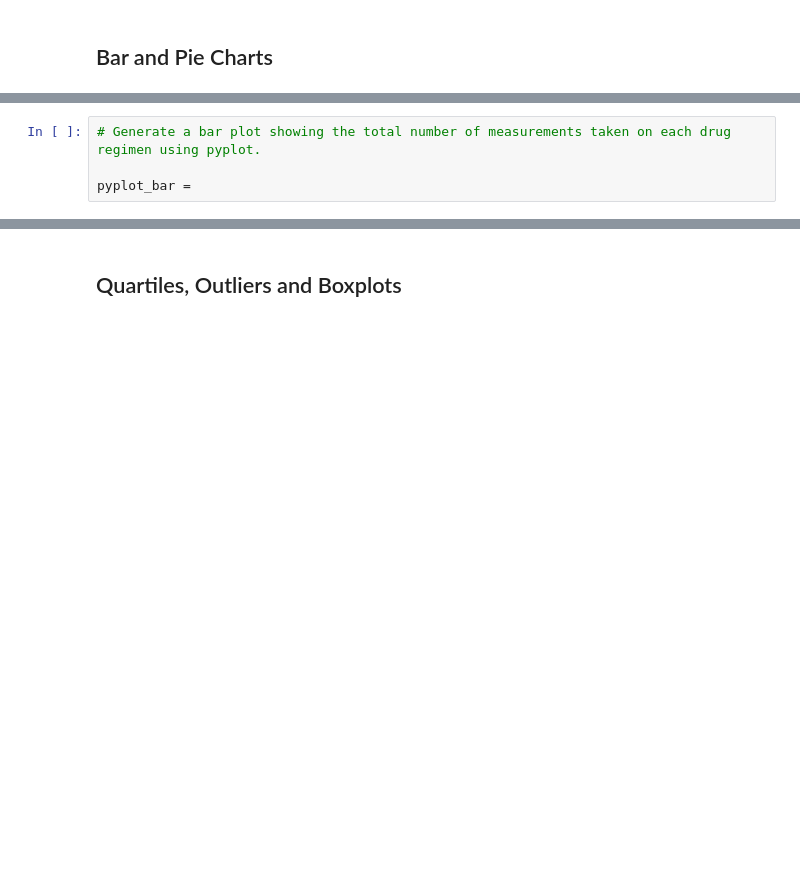
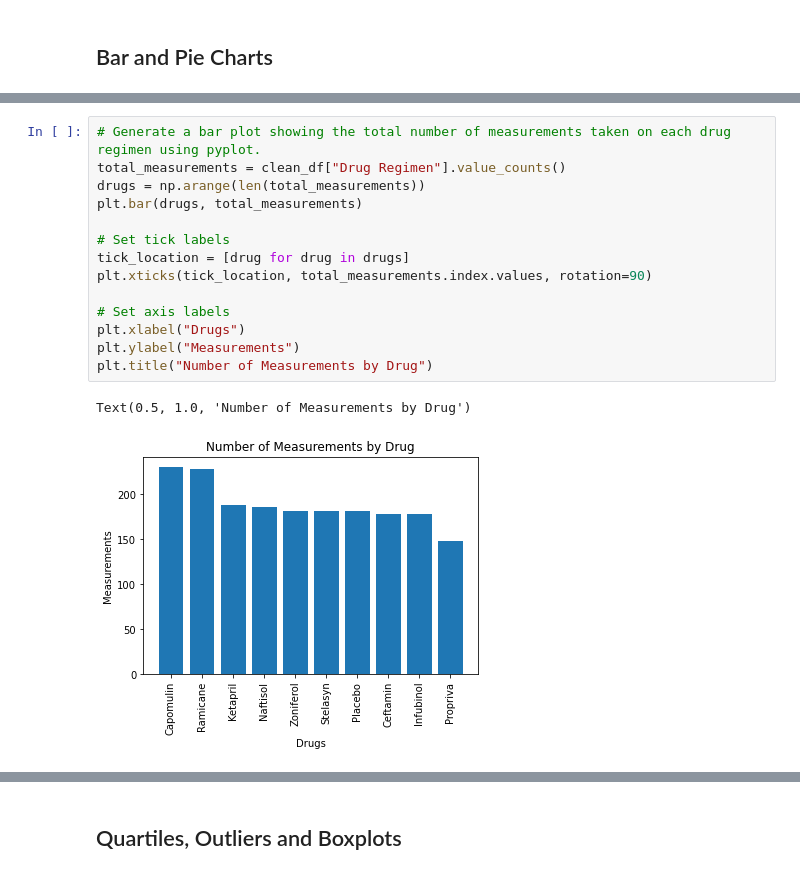
Before and after one commit to kellyahenriksen/matplotlib-challenge, a Jupyter notebook: pymaceuticals_starter.ipynb, the cells around one changed output, grey strips where cells are left out. Saved outputs shown, nothing was run; the diff lists cells and outputs as text; blank space fills up the shorter version.

```diff
--- a/pymaceuticals_starter.ipynb
+++ b/pymaceuticals_starter.ipynb
@@ -106,6 +130,19 @@ pandas_bar.plot.bar
-# %%
-# Generate a bar plot showing the total number of measurements taken on each drug regimen using pyplot.
-
-pyplot_bar =
+# %%
+# Generate a bar plot showing the total number of measurements taken on each drug regimen using pyplot.
+total_measurements = clean_df["Drug Regimen"].value_counts()
+drugs = np.arange(len(total_measurements))
+plt.bar(drugs, total_measurements)
+
+# Set tick labels
+tick_location = [drug for drug in drugs]
+plt.xticks(tick_location, total_measurements.index.values, rotation=90)
+
+# Set axis labels
+plt.xlabel("Drugs")
+plt.ylabel("Measurements")
+plt.title("Number of Measurements by Drug")
+# %% [output]
+Text(0.5, 1.0, 'Number of Measurements by Drug')
+[figure, added]
 # %%
 # Generate a pie plot showing the distribution of female versus male mice using pandas
```
Also changed, not shown: parts of 16 cells of this notebook.
